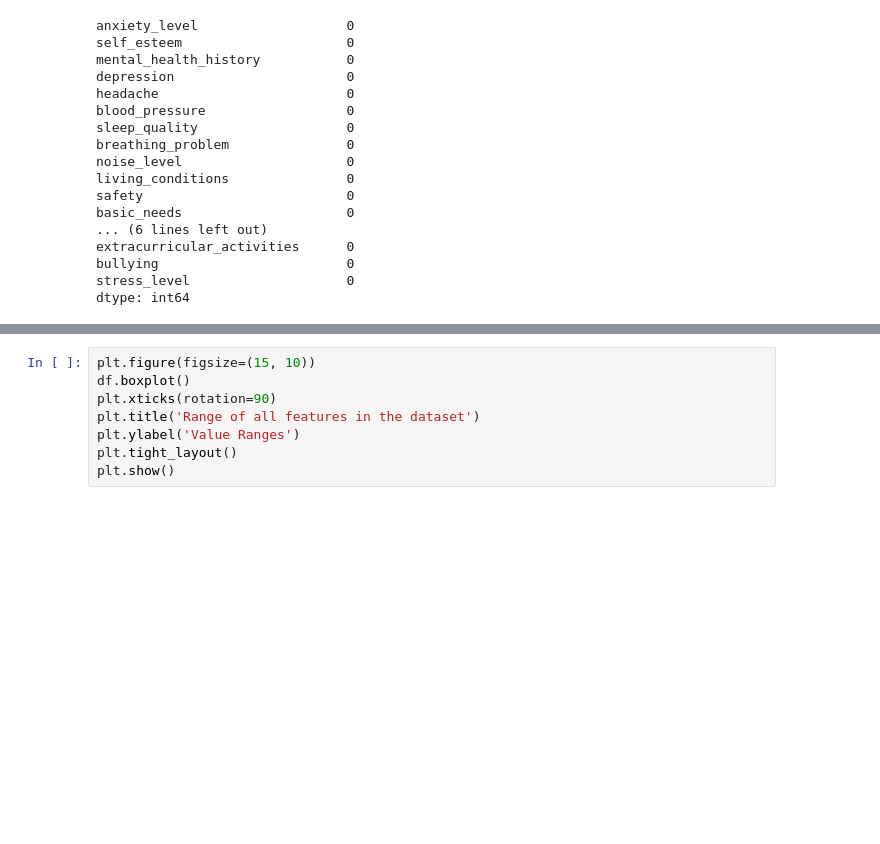
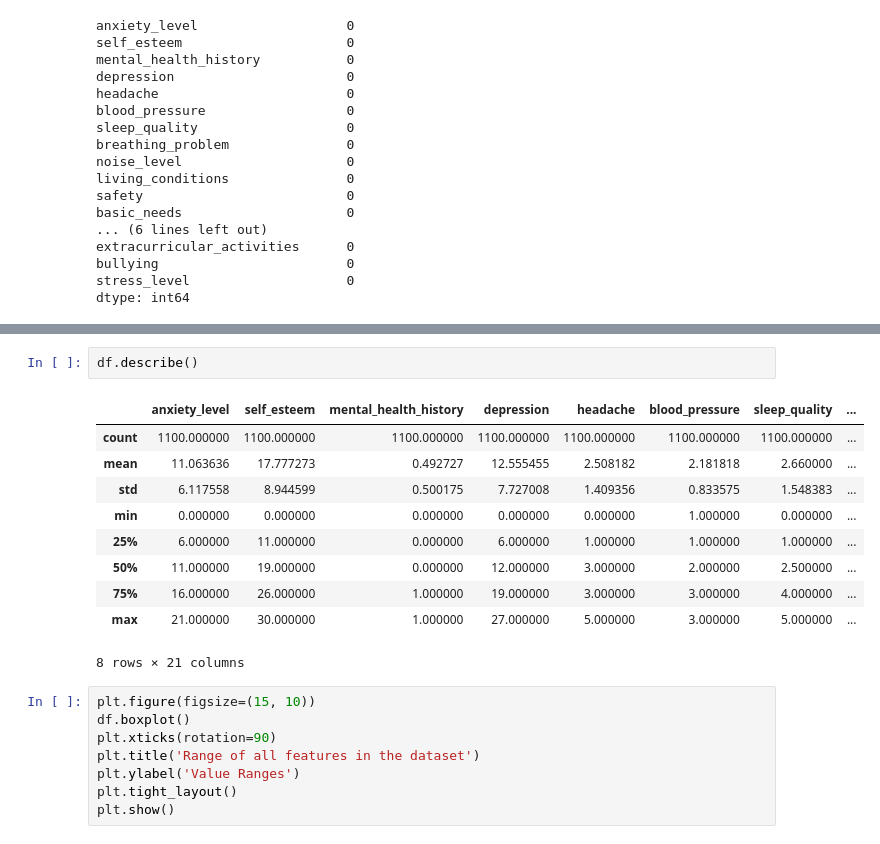
Before and after one commit to ghazafm/stress-checker-model, a Jupyter notebook: Notebook/lab.ipynb, the cells around one changed output, grey strips where cells are left out. Drawn from its saved outputs; the diff is of its cells as text; blank space fills up the shorter version.

```diff
--- a/Notebook/lab.ipynb
+++ b/Notebook/lab.ipynb
@@ -63,3 +69,16 @@ ranges.to_csv('oke.csv')
+# %%
+df.describe()
+# %% [output]
+|  | anxiety_level | self_esteem | mental_health_history | depression | headache | blood_pressure | sleep_quality | ... |
+| count | 1100.000000 | 1100.000000 | 1100.000000 | 1100.000000 | 1100.000000 | 1100.000000 | 1100.000000 | ... |
+| mean | 11.063636 | 17.777273 | 0.492727 | 12.555455 | 2.508182 | 2.181818 | 2.660000 | ... |
+| std | 6.117558 | 8.944599 | 0.500175 | 7.727008 | 1.409356 | 0.833575 | 1.548383 | ... |
+| min | 0.000000 | 0.000000 | 0.000000 | 0.000000 | 0.000000 | 1.000000 | 0.000000 | ... |
+| 25% | 6.000000 | 11.000000 | 0.000000 | 6.000000 | 1.000000 | 1.000000 | 1.000000 | ... |
+| 50% | 11.000000 | 19.000000 | 0.000000 | 12.000000 | 3.000000 | 2.000000 | 2.500000 | ... |
+| 75% | 16.000000 | 26.000000 | 1.000000 | 19.000000 | 3.000000 | 3.000000 | 4.000000 | ... |
+| max | 21.000000 | 30.000000 | 1.000000 | 27.000000 | 5.000000 | 3.000000 | 5.000000 | ... |
+8 rows × 21 columns
 # %%
 plt.figure(figsize=(15, 10))
 df.boxplot()
```
Also changed, not shown: parts of 5 cells of this notebook, 7 other files.
